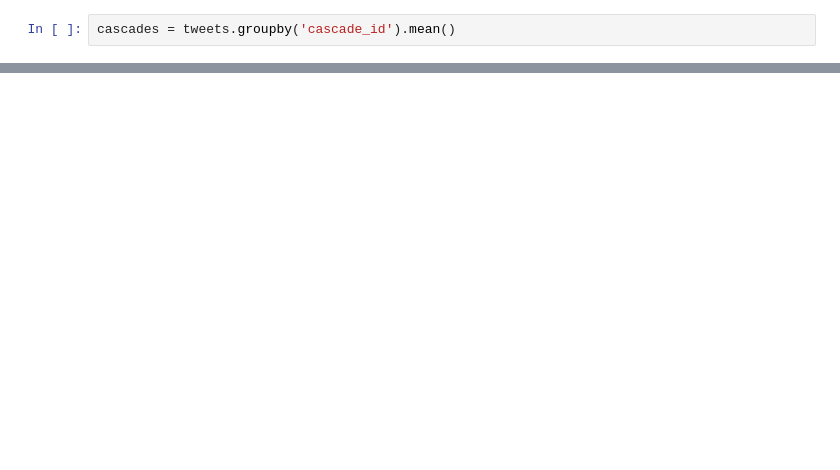
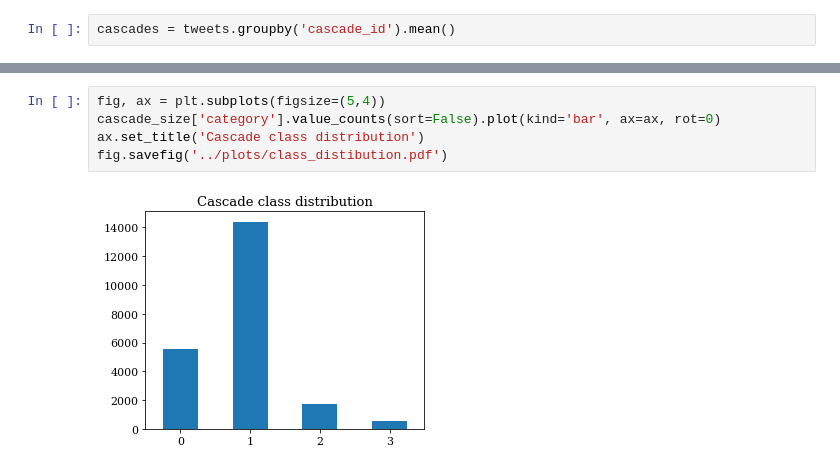
Before and after one commit to remo48/ViralityPrediction, a Jupyter notebook: notebooks/cascade_statistics.ipynb, the cells around one changed output, grey strips where cells are left out. Saved outputs shown, nothing was run; the diff lists cells and outputs as text; blank space fills up the shorter version.

```diff
--- a/notebooks/cascade_statistics.ipynb
+++ b/notebooks/cascade_statistics.ipynb
@@ -161,0 +111,7 @@ df_emo.groupby('veracity').agg({k:np.std for k in emos}).reset_index().melt('ver
+# %%
+fig, ax = plt.subplots(figsize=(5,4))
+cascade_size['category'].value_counts(sort=False).plot(kind='bar', ax=ax, rot=0)
+ax.set_title('Cascade class distribution')
+fig.savefig('../plots/class_distibution.pdf')
+# %% [output]
+[figure, added]
```
Also changed, not shown: parts of 16 cells of this notebook, 8 other files.
